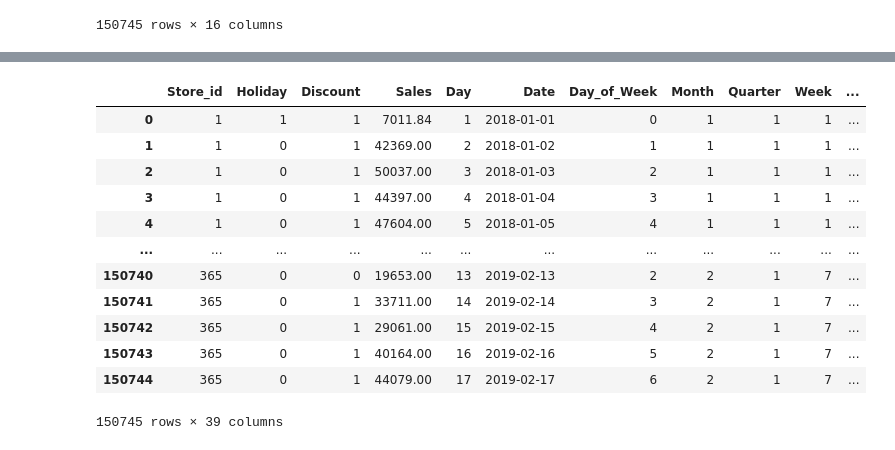
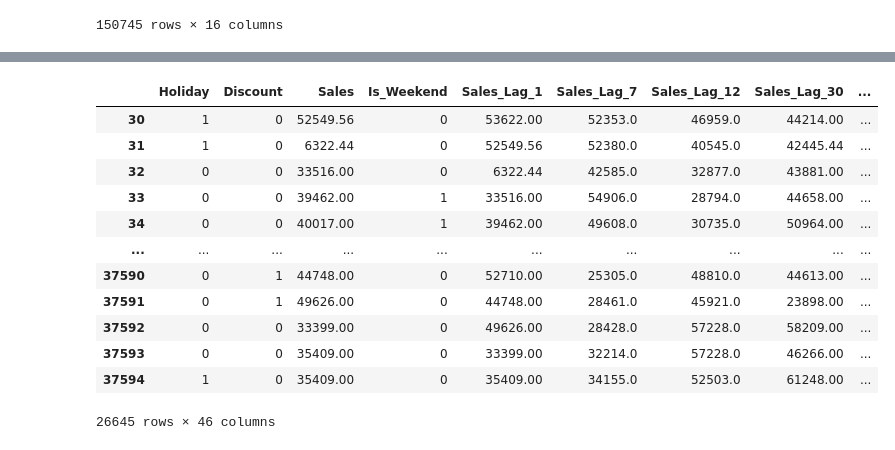
Before and after one commit to gautamnaik1994/SalesForecasting_ML_CaseStudy, a Jupyter notebook: notebooks/modelling/04.MLAlgos.ipynb, the cells around one changed output, grey strips where cells are left out. Saved outputs shown, nothing was run; the diff lists cells and outputs as text; code cells hidden in the pictures.

```diff
--- a/notebooks/modelling/04.MLAlgos.ipynb
+++ b/notebooks/modelling/04.MLAlgos.ipynb
@@ -120,20 +176,3 @@ train=db.sql("""
-# %%
-ohe = OneHotEncoder(categories='auto')
-feature_array = ohe.fit_transform(train[['Store_Type', 'Location_Type', 'Region_Code','cluster']]).toarray()
-train = pd.concat([train, pd.DataFrame(feature_array, columns=ohe.get_feature_names_out())], axis=1).drop(['Store_Type', 'Location_Type', 'Region_Code', 'cluster'], axis=1)
-train = train.drop(columns=["Date","Store_id"])
-train
-# %% [output]
-|  | Store_id | Holiday | Discount | Sales | Day | Date | Day_of_Week | Month | Quarter | Week | ... |
-| 0 | 1 | 1 | 1 | 7011.84 | 1 | 2018-01-01 | 0 | 1 | 1 | 1 | ... |
-| 1 | 1 | 0 | 1 | 42369.00 | 2 | 2018-01-02 | 1 | 1 | 1 | 1 | ... |
-| 2 | 1 | 0 | 1 | 50037.00 | 3 | 2018-01-03 | 2 | 1 | 1 | 1 | ... |
-| 3 | 1 | 0 | 1 | 44397.00 | 4 | 2018-01-04 | 3 | 1 | 1 | 1 | ... |
-| 4 | 1 | 0 | 1 | 47604.00 | 5 | 2018-01-05 | 4 | 1 | 1 | 1 | ... |
-| ... | ... | ... | ... | ... | ... | ... | ... | ... | ... | ... | ... |
-| 150740 | 365 | 0 | 0 | 19653.00 | 13 | 2019-02-13 | 2 | 2 | 1 | 7 | ... |
-| 150741 | 365 | 0 | 1 | 33711.00 | 14 | 2019-02-14 | 3 | 2 | 1 | 7 | ... |
-| 150742 | 365 | 0 | 1 | 29061.00 | 15 | 2019-02-15 | 4 | 2 | 1 | 7 | ... |
-| 150743 | 365 | 0 | 1 | 40164.00 | 16 | 2019-02-16 | 5 | 2 | 1 | 7 | ... |
-| 150744 | 365 | 0 | 1 | 44079.00 | 17 | 2019-02-17 | 6 | 2 | 1 | 7 | ... |
-150745 rows × 39 columns
+# %%
+train = generate_features(train)
+test = generate_features(test)
@@ -140,3 +192,19 @@ train
+# %%
+test
+# %% [output]
+|  | Holiday | Discount | Sales | Is_Weekend | Sales_Lag_1 | Sales_Lag_7 | Sales_Lag_12 | Sales_Lag_30 | ... |
+| 30 | 1 | 0 | 52549.56 | 0 | 53622.00 | 52353.0 | 46959.0 | 44214.00 | ... |
+| 31 | 1 | 0 | 6322.44 | 0 | 52549.56 | 52380.0 | 40545.0 | 42445.44 | ... |
+| 32 | 0 | 0 | 33516.00 | 0 | 6322.44 | 42585.0 | 32877.0 | 43881.00 | ... |
+| 33 | 0 | 0 | 39462.00 | 1 | 33516.00 | 54906.0 | 28794.0 | 44658.00 | ... |
+| 34 | 0 | 0 | 40017.00 | 1 | 39462.00 | 49608.0 | 30735.0 | 50964.00 | ... |
+| ... | ... | ... | ... | ... | ... | ... | ... | ... | ... |
+| 37590 | 0 | 1 | 44748.00 | 0 | 52710.00 | 25305.0 | 48810.0 | 44613.00 | ... |
+| 37591 | 0 | 1 | 49626.00 | 0 | 44748.00 | 28461.0 | 45921.0 | 23898.00 | ... |
+| 37592 | 0 | 0 | 33399.00 | 0 | 49626.00 | 28428.0 | 57228.0 | 58209.00 | ... |
+| 37593 | 0 | 0 | 35409.00 | 0 | 33399.00 | 32214.0 | 57228.0 | 46266.00 | ... |
+| 37594 | 1 | 0 | 35409.00 | 0 | 35409.00 | 34155.0 | 52503.0 | 61248.00 | ... |
+26645 rows × 46 columns
 # %%
 train.columns
 # %% [output]
```
Also changed, not shown: parts of 36 cells of this notebook, 6 other files.
